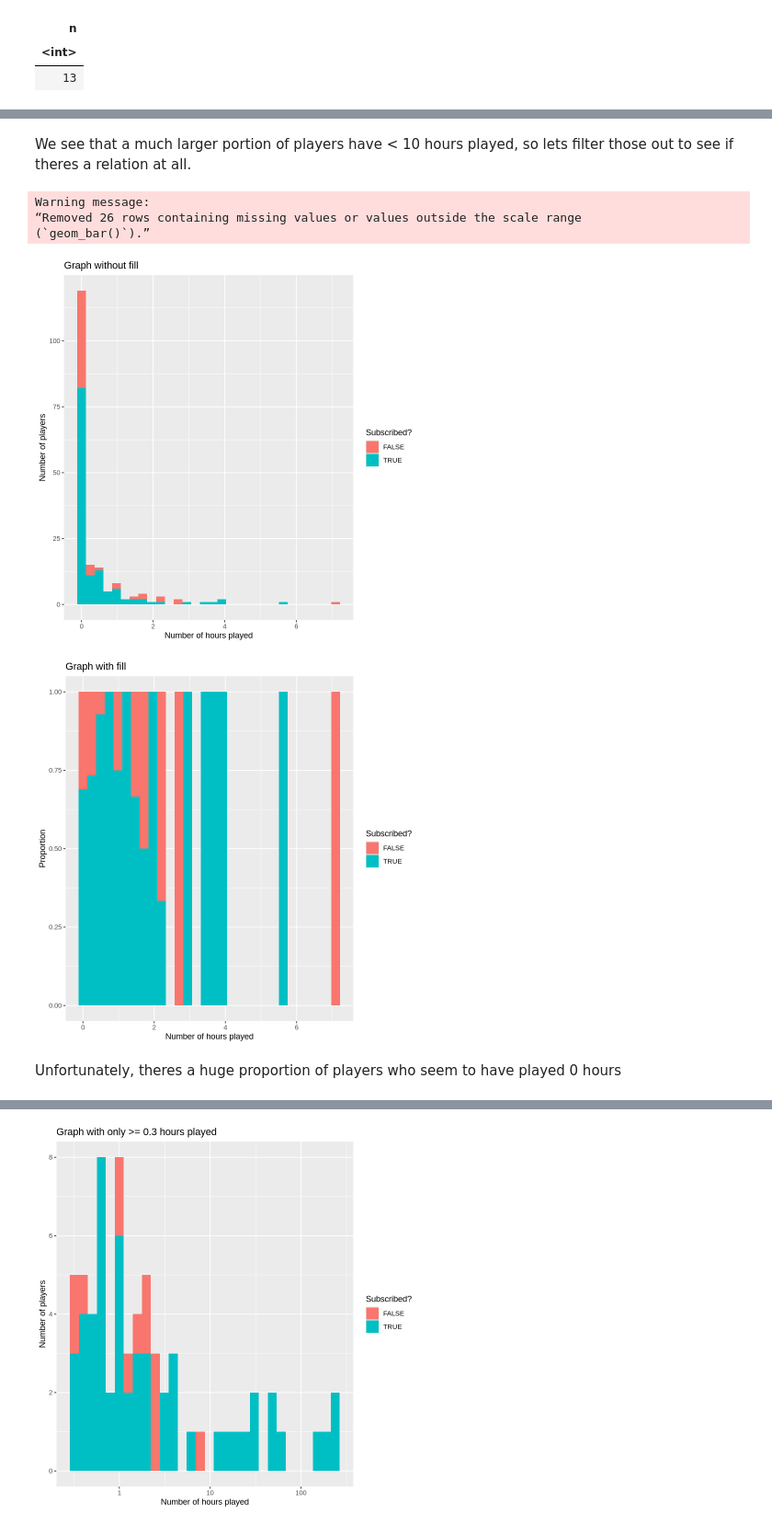
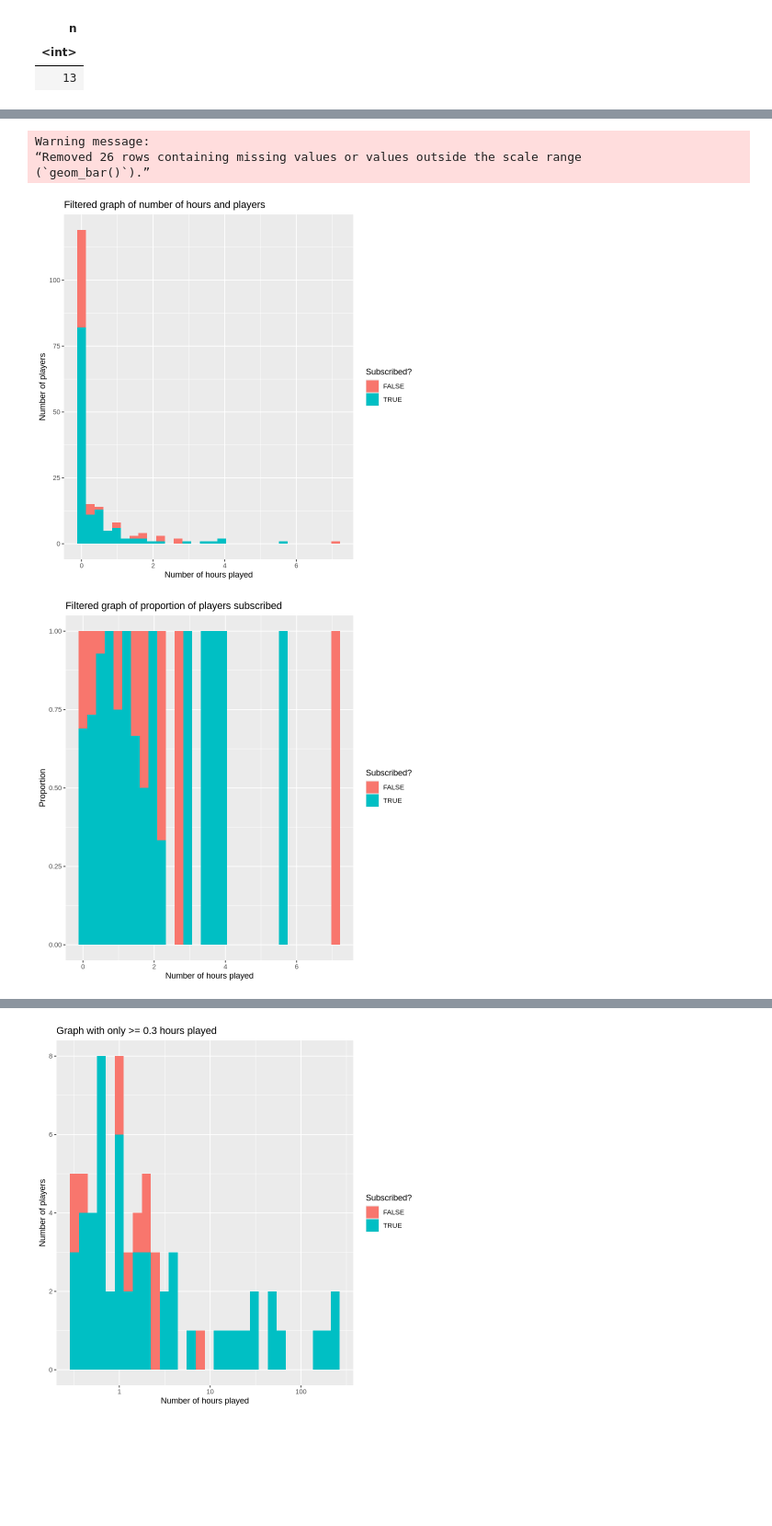
Before and after one commit to TheCarisLost/dsci100-indivual-planning-stage, a Jupyter notebook: Individual Planning stage.ipynb, the cells around one changed output, grey strips where cells are left out. Shown at 92% size. Drawn from its saved outputs; the diff is of its cells as text; code cells hidden in the pictures; blank space fills up the shorter version.

```diff
--- a/Individual Planning stage.ipynb
+++ b/Individual Planning stage.ipynb
@@ -168,26 +135,22 @@ Warning message:
-# %% [markdown]
-We see that a much larger portion of players have < 10 hours played, so lets filter those out to see if theres a relation at all.
 # %%
 filtered_graph_hours <- players |>
     filter(played_hours < 10) |>
     ggplot(aes(x = played_hours, fill = subscribe)) +
         geom_histogram(bins = 30) +
         labs(x = "Number of hours played", y = "Number of players", fill = "Subscribed?") +
-        ggtitle("Graph without fill")
+        ggtitle("Filtered graph of number of hours and players")
 filtered_graph_hours
 
 filtered_graph_hours <- players |>
     filter(played_hours < 10) |>
     ggplot(aes(x = played_hours, fill = subscribe)) +
         geom_histogram(position = "fill", bins = 30) +
         labs(x = "Number of hours played", y = "Proportion", fill = "Subscribed?") +
-        ggtitle("Graph with fill")
+        ggtitle("Filtered graph of proportion of players subscribed")
 filtered_graph_hours
 # %% [output]
 Warning message:
 “Removed 26 rows containing missing values or values outside the scale range
 (`geom_bar()`).”
-[figure, old version]
+[figure, new version]
-[figure, old version]
+[figure, new version]
-# %% [markdown]
-Unfortunately, theres a huge proportion of players who seem to have played 0 hours
```
Also changed, not shown: parts of 19 cells of this notebook.
